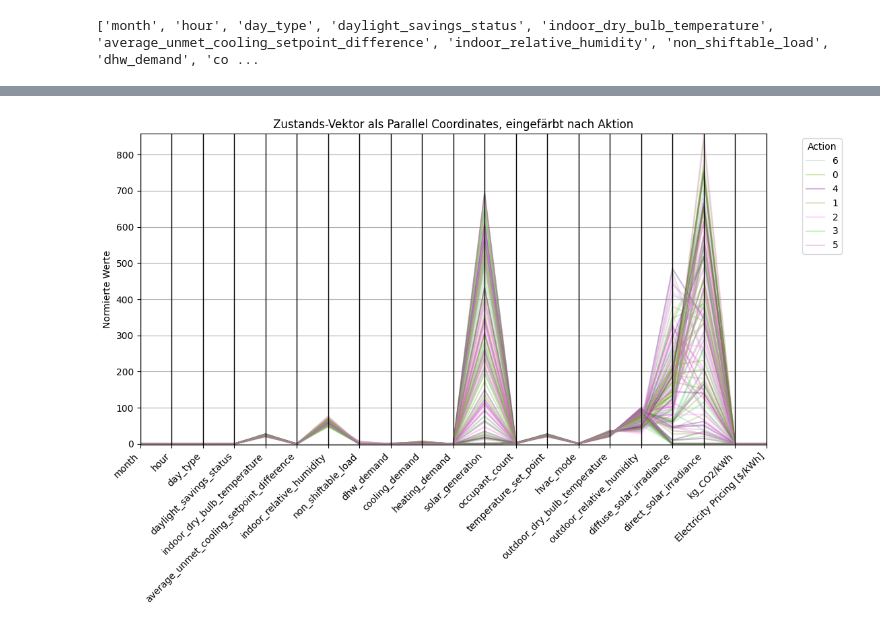
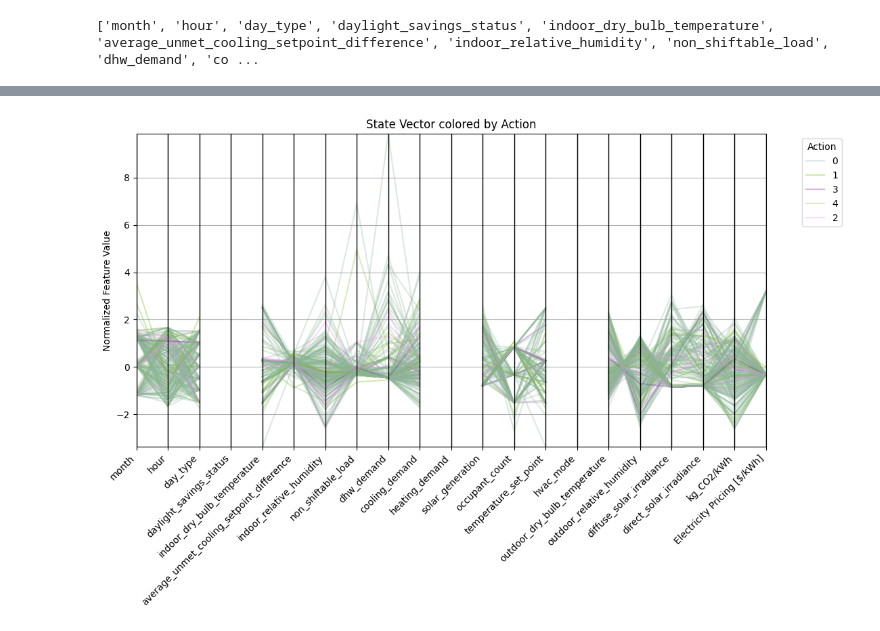
Before and after one commit to EacyCoding/ExplainableRLBatteryControl, a Jupyter notebook: examples/dqn_agent.ipynb, the cells around one changed output, grey strips where cells are left out. Drawn from its saved outputs; the diff is of its cells as text; code cells hidden in the pictures.

```diff
--- a/examples/dqn_agent.ipynb
+++ b/examples/dqn_agent.ipynb
@@ -56,7 +55,7 @@ plt.rcParams['axes.ymargin'] = 0
 %matplotlib inline
 # %%
 DATASET_NAME = 'citylearn_challenge_2023_phase_3_1'
-schema = DataSet.get_schema(DATASET_NAME)
+schema = DataSet().get_schema(DATASET_NAME)
 # %%
 # Building
 root_directory = schema['root_directory']
@@ -307,21 +99,0 @@ plt.show()
-# %%
-carbon_intensity_data.index = pd.date_range(
-    start='2023-06-01 00:00',
-    periods=len(carbon_intensity_data),
-    freq='H'
-)
-
-daily_mean = carbon_intensity_data.resample('D').mean()
-
-rolling7 = daily_mean.rolling(window=7, min_periods=1).mean()
-
-fig, ax = plt.subplots(figsize=(12, 4))
-ax.plot(daily_mean.index, daily_mean['kg_CO2/kWh'], marker='o', label='Daily Mean')
-ax.plot(rolling7.index,    rolling7['kg_CO2/kWh'], linestyle='-', linewidth=2, label='7-Day MA')
-ax.set_xlabel('Date')
-ax.set_ylabel('kg CO₂/kWh')
-ax.set_title('Daily Average & 7-Day MA of Carbon Intensity\n(June–August 2023)')
-ax.legend()
-ax.tick_params(axis='x', rotation=45)
-plt.tight_layout()
-plt.show()
@@ -775,10 +755,10 @@ real_labels = [
 ]
 mapping    = {f"x{i}": real_labels[i] for i in range(len(real_labels))}
 mapping.update({"action":"action","reward":"reward"})
-df.rename(columns=mapping, inplace=True)
+train_df.rename(columns=mapping, inplace=True)
 
 # Zeitfenster
-sub = df.iloc[:1000]
+sub = train_df.iloc[:1000]
 
 # Korrelation berechnen
 corr = sub.corr()
@@ -809,29 +789,29 @@ plt.show()
 # %%
 # Parallel Coordinates Plot: color by target action
 from pandas.plotting import parallel_coordinates
 
-obs_cols = env.envs[0].unwrapped.obs_cols  # deine Feature-Namen in der richtigen Reihenfolge
+obs_cols = train_env.get_attr("obs_cols")[0] # feature names
 rename_map = { f"x{i}": obs_cols[i] for i in range(len(obs_cols)) }
-df_named = df.rename(columns=rename_map)
+df_named = train_df.rename(columns=rename_map)
 
-# ich sample hier nur 200 Zeilen, sonst wird’s unübersichtlich
-sample = df.sample(200, random_state=0).copy()
-# zwing Action als String, damit parallel_coordinates sie als Category behandelt
+# 200 random samples from the training DataFrame
+sample = df_named.sample(200, random_state=0).copy()
+# convert action to string for coloring
 sample["action"] = sample["action"].astype(str)
 
 plt.figure(figsize=(12,6))
 parallel_coordinates(
     sample,
     class_column="action",
     #cols=[f"x{i}" for i in range(len(sample.columns) - 4)],  # x0…xN
     cols=obs_cols,
-    alpha=0.3
+    alpha=0.3,
 )
-plt.title("Zustands-Vektor als Parallel Coordinates, eingefärbt nach Aktion")
-plt.ylabel("Normierte Werte")
+plt.title("State Vector colored by Action")
+plt.ylabel("Normalized Feature Value")
 plt.xticks(rotation=45, ha='right')
 plt.legend(title="Action", bbox_to_anchor=(1.05,1), loc="upper left")
 plt.show()
 # %% [output]
-[figure, old version]
+[figure, new version]
 # %%
```
Also changed, not shown: parts of 33 cells of this notebook, 4 other files.
